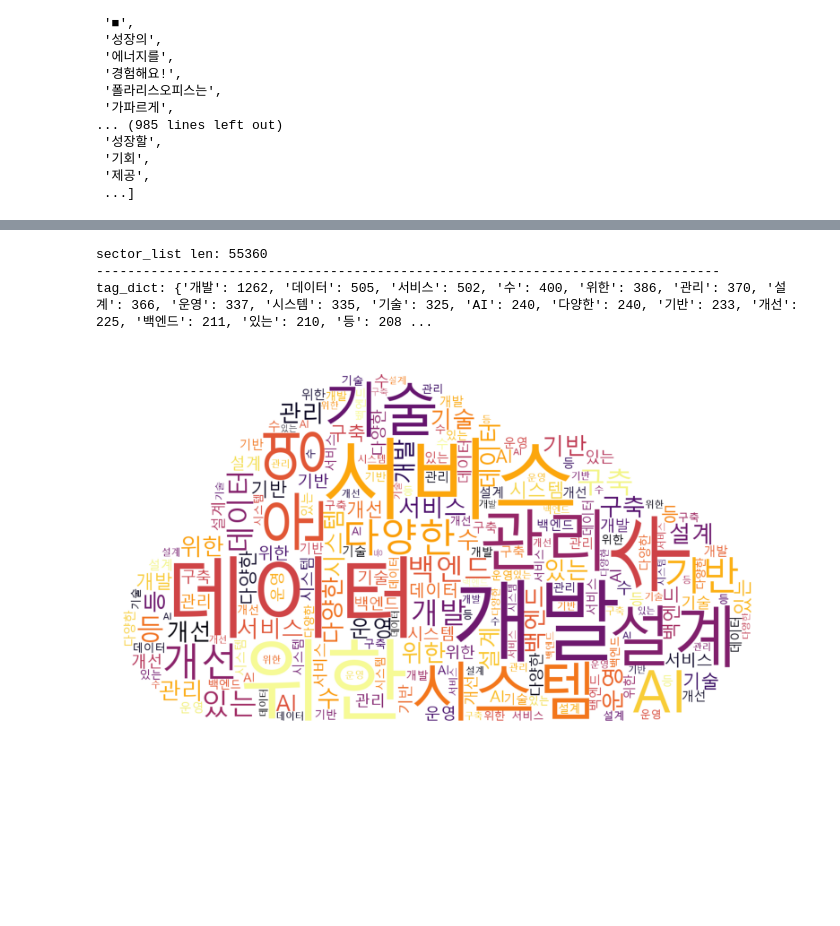
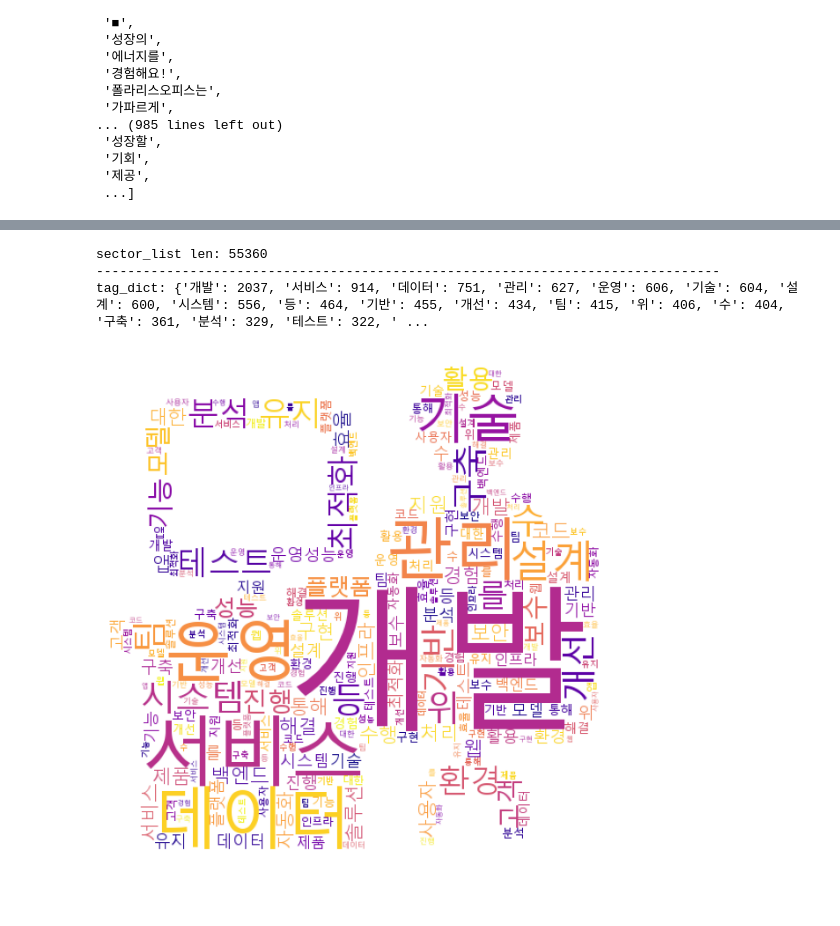
Before and after one commit to matdongsan5/Project, a Jupyter notebook: Crawrl_이정욱/make_wordcolud.ipynb, the cells around one changed output, grey strips where cells are left out. Saved outputs shown, nothing was run; the diff lists cells and outputs as text; code cells hidden in the pictures; blank space fills up the shorter version.

```diff
--- a/Crawrl_이정욱/make_wordcolud.ipynb
+++ b/Crawrl_이정욱/make_wordcolud.ipynb
@@ -14,7 +38,11 @@ import collections
 # %%
-def make_wordcloud(word_list, stopwords, word_count):
+def make_wordcloud(word_list, stopwords, word_count,image1='cloud.png' ,colormap1 ='plasma' ):
     okt = Okt()
-    counts = Counter(word_list)
+    nouns_list = list()
+    for i in range(len(word_list)):
+        nouns_list.extend(okt.nouns(word_list[i]))
+
+    counts = Counter(nouns_list)
     tags = counts.most_common(word_count)
     tag_dict = dict(tags)
     # 검색어 제외 방법 : dict에서 해당 검색어 제거
@@ -31,13 +59,13 @@ def make_wordcloud(word_list, stopwords, word_count):
     else:
         path = r'/usr/share/fonts/truetype/name/NanumMyeongjo.ttf'
 
-    img_mask = np.array(Image.open('cloud.png'))
+    img_mask = np.array(Image.open(image1))
     wordcloud = WordCloud(font_path=path, width=800,
                         height=600,
                         background_color="white",
                         max_font_size=200,
                         repeat=True,
-                        colormap='inferno',
+                        colormap= colormap1,
                         mask=img_mask)
 
     cloud = wordcloud.generate_from_frequencies(tag_dict)
@@ -150,13 +244,13 @@ benefit.txt
 # %%
-stopwords = ['및', '주요업무'] # wordcloud에서 제외할 단어
+stopwords = ['및', '주요업무', '업무'] # wordcloud에서 제외할 단어
 
 print(f'sector_list len: {len(main_task)}')
-make_wordcloud(main_task, stopwords, 20)
+make_wordcloud(main_task, stopwords, 50,image1='working.png')
 # %% [output]
 sector_list len: 55360
 --------------------------------------------------------------------------------
-tag_dict: {'개발': 1262, '데이터': 505, '서비스': 502, '수': 400, '위한': 386, '관리': 370, '설계': 366, '운영': 337, '시스템': 335, '기술': 325, 'AI': 240, '다양한': 240, '기반': 233, '개선': 225, '백엔드': 211, '있는': 210, '등': 208 ...
+tag_dict: {'개발': 2037, '서비스': 914, '데이터': 751, '관리': 627, '운영': 606, '기술': 604, '설계': 600, '시스템': 556, '등': 464, '기반': 455, '개선': 434, '팀': 415, '위': 406, '수': 404, '구축': 361, '분석': 329, '테스트': 322, ' ...
-[figure, old version]
+[figure, new version]
 # %%
 make_wordcloud(prefered, stopwords, 50)
 # %% [output]
```
Also changed, not shown: parts of 23 cells of this notebook, 12 other files.
